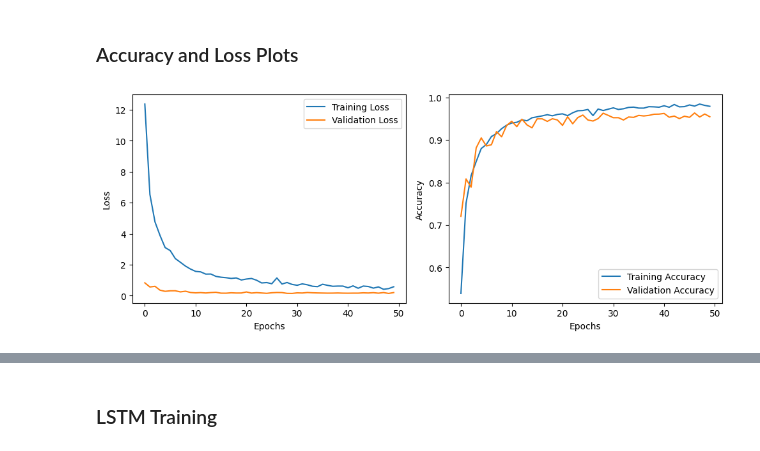
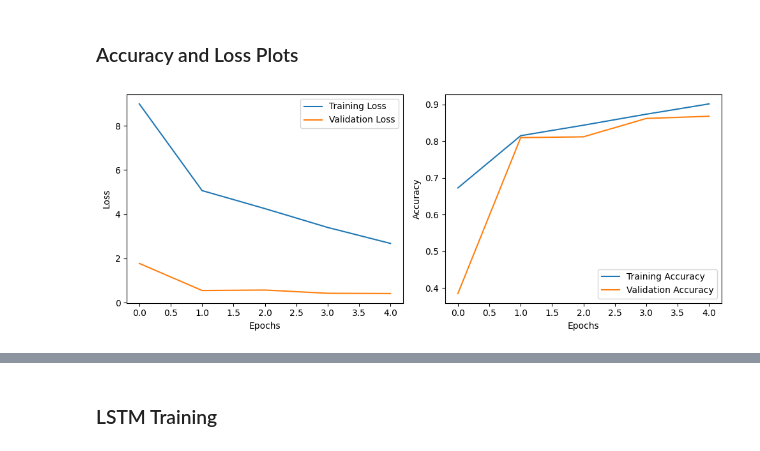
Before and after one commit to firmincadot/audio-classification-project, a Jupyter notebook: model.ipynb, the cells around one changed output, grey strips where cells are left out. Cells and saved outputs as stored; diff of their text form; code cells hidden in the pictures.

```diff
--- a/model.ipynb
+++ b/model.ipynb
@@ -33,20 +35,30 @@ class Config:
 # %%
 def get_conv_model(input_shape):
     model = Sequential()
-    model.add(Conv2D(16, (3,3), activation='relu', strides=(1,1), padding='same', input_shape=input_shape))
-    model.add(Conv2D(32, (3,3), activation='relu', strides=(1,1), padding='same'))
-    model.add(Conv2D(64, (3,3), activation='relu', strides=(1,1), padding='same'))
-    model.add(Conv2D(128, (3,3), activation='relu', strides=(1,1), padding='same'))
-    model.add(MaxPool2D((2,2)))
-    model.add(Dropout(0.5))
+
+    model.add(Conv2D(16, (3,3), activation='relu', padding='same', input_shape=input_shape))
+    model.add(BatchNormalization())
+    model.add(Conv2D(16, (3,3), activation='relu', padding='same'))
+    model.add(MaxPooling2D(pool_size=(2,2)))
+
+    model.add(Conv2D(32, (3,3), activation='relu', padding='same'))
+    model.add(BatchNormalization())
+    model.add(Conv2D(32, (3,3), activation='relu', padding='same'))
+    model.add(MaxPooling2D(pool_size=(2,2)))
+
+    model.add(Conv2D(64, (3,3), activation='relu', padding='same'))
+    model.add(BatchNormalization())
+    model.add(Conv2D(64, (3,3), activation='relu', padding='same'))
+    model.add(MaxPooling2D(pool_size=(2,2)))
     model.add(Flatten())
-    model.add(Dense(128, activation='relu'))
-    model.add(Dense(64, activation='relu'))
+
+    model.add(Dense(256, activation='relu', kernel_regularizer=l1_l2(l1=1e-5, l2=1e-4)))
+    model.add(Dropout(0.3))
+
     model.add(Dense(10, activation='softmax'))
-    model.summary()
-    model.compile(loss='categorical_crossentropy',
-                  optimizer='adam',
-                  metrics=['acc'])
+
+    model.compile(loss='categorical_crossentropy', optimizer='adam', metrics=['accuracy'])
+
     return model
 # %% [markdown]
 ## Model 2 : Recurrent neural network (LSTM)
@@ -184,7 +196,7 @@ def train_model(X_train, y_train, model, config):
     )
 
     history = model.fit(
-        X_train, y_train, epochs=50, batch_size=32, shuffle=True,
+        X_train, y_train, epochs=5, batch_size=32, shuffle=True,
         validation_split=0.2, class_weight=class_weights, callbacks=[checkpoint]
     )
 
@@ -245,23 +232,23 @@ Epoch 50/50
 # %%
 plt.figure(figsize=(10, 4))
 plt.subplot(1, 2, 1)
 plt.plot(history.history['loss'], label='Training Loss')
 plt.plot(history.history['val_loss'], label='Validation Loss')
 plt.xlabel('Epochs')
 plt.ylabel('Loss')
 plt.legend()
 
 plt.subplot(1, 2, 2)
-plt.plot(history.history['acc'], label='Training Accuracy')
-plt.plot(history.history['val_acc'], label='Validation Accuracy')
+plt.plot(history.history['accuracy'], label='Training Accuracy')
+plt.plot(history.history['val_accuracy'], label='Validation Accuracy')
 plt.xlabel('Epochs')
 plt.ylabel('Accuracy')
 plt.legend()
 
 plt.tight_layout()
 plt.show()
 # %% [output]
-[figure, old version]
+[figure, new version]
 # %%
 loss, accuracy = model.evaluate(X_test, y_test, verbose=0)
 print(f"Test Loss: {loss:.4f}")
```
Also changed, not shown: parts of 13 cells of this notebook, 1 other file.
